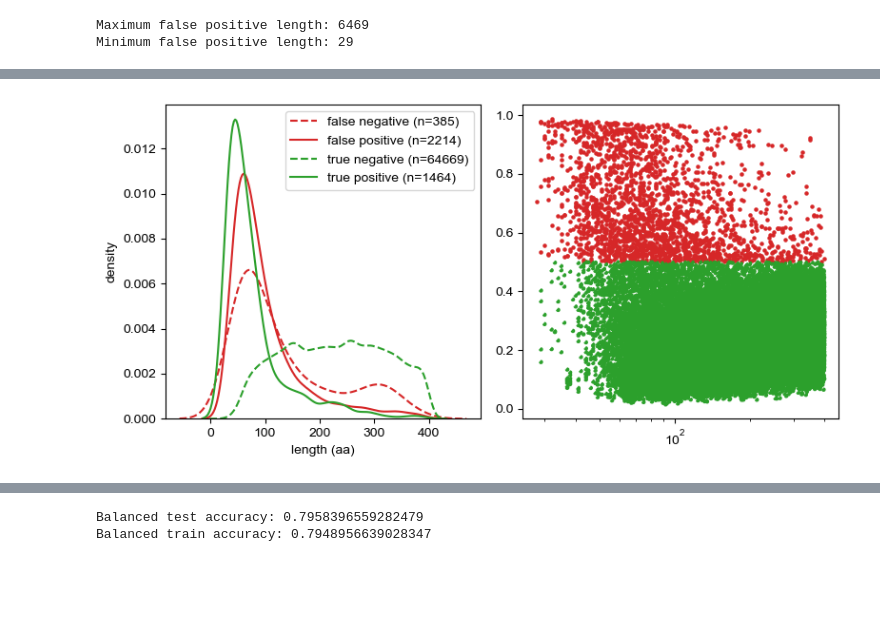
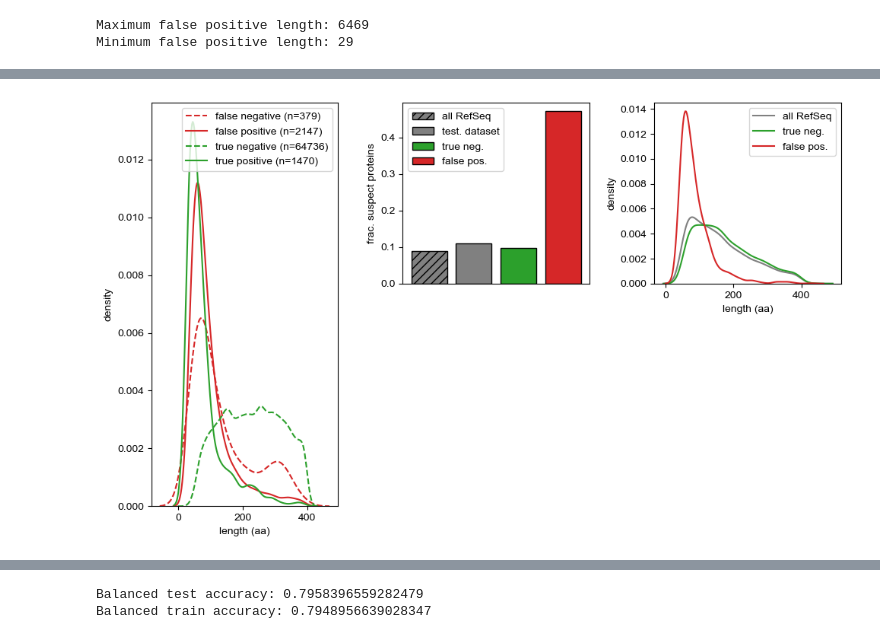
Before and after one commit to pipparichter/frugal, a Jupyter notebook: notebooks/filter.ipynb, the cells around one changed output, grey strips where cells are left out. Saved outputs shown, nothing was run; the diff lists cells and outputs as text; code cells hidden in the pictures; blank space fills up the shorter version.

```diff
--- a/notebooks/filter.ipynb
+++ b/notebooks/filter.ipynb
@@ -202,38 +222,64 @@ table_1(pred_out_df)
 # %%
 # I am mainly worried about the things that the model has predicted to be wrong, but are actually correct.
 # It does seem to have mainly just learned length.
+def figure_3(pred_out_df:pd.DataFrame, ref_out_df:pd.DataFrame, path:str=None, model_name:str='filter_balance_classes_and_lengths'):
 
-error_types = np.where((pred_out_df.filter_balance_classes_and_lengths_label == 1) & (pred_out_df.label == 0), 'false positive', '')
-error_types = np.where((pred_out_df.filter_balance_classes_and_lengths_label == 1) & (pred_out_df.label == 1), 'true positive', error_types)
-error_types = np.where((pred_out_df.filter_balance_classes_and_lengths_label == 0) & (pred_out_df.label == 1), 'false negative', error_types)
-error_types = np.where((pred_out_df.filter_balance_classes_and_lengths_label == 0) & (pred_out_df.label == 0), 'true negative', error_types)
-pred_out_df['error_type'] = error_types
+    error_types = np.where((pred_out_df[f'{model_name}_label'] == 1) & (pred_out_df.label == 0), 'false positive', '')
+    error_types = np.where((pred_out_df[f'{model_name}_label']  == 1) & (pred_out_df.label == 1), 'true positive', error_types)
+    error_types = np.where((pred_out_df[f'{model_name}_label']  == 0) & (pred_out_df.label == 1), 'false negative', error_types)
+    error_types = np.where((pred_out_df[f'{model_name}_label']  == 0) & (pred_out_df.label == 0), 'true negative', error_types)
+    pred_out_df['error_type'] = error_types
 
-kwargs = dict()
-kwargs['false positive'] = {'color':'tab:red'}
-kwargs['true positive'] = {'color':'tab:green'}
-kwargs['false negative'] = {'color':'tab:red', 'ls':'--'}
-kwargs['true negative'] = {'color':'tab:green', 'ls':'--'}
+    kwargs = dict()
+    kwargs['false positive'] = {'color':'tab:red'}
+    kwargs['true positive'] = {'color':'tab:green'}
+    kwargs['false negative'] = {'color':'tab:red', 'ls':'--'}
+    kwargs['true negative'] = {'color':'tab:green', 'ls':'--'}
 
-fig, axes = plt.subplots(ncols=2, layout='tight', figsize=(8, 4))
+    fig = plt.figure(layout='tight', figsize=(10, 6))
+    grid = GridSpec(nrows=2, ncols=3, figure=fig)
 
-ax = axes[0]
-for error_type, df in pred_out_df.groupby('error_type'):
-    sns.kdeplot(df.seq.apply(len), label=f'{error_type} (n={len(df)})', **kwargs[error_type], ax=ax)
-ax.legend()
-ax.set_ylabel('density')
-ax.set_xlabel('length (aa)')
+    ax_a = fig.add_subplot(grid[:, 0])
+    ax_b = fig.add_subplot(grid[0, 1])
+    ax_c = fig.add_subplot(grid[0, 2])
 
-ax = axes[1]
-# Does this have something to do with the truncation sizes of the false positives versus true positives, or is it really just length?
+    for error_type, df in pred_out_df.groupby('error_type'):
+        sns.kdeplot(df.seq.apply(len), label=f'{error_type} (n={len(df)})', **kwargs[error_type], ax=ax_a)
+    ax_a.legend()
+    ax_a.set_ylabel('density')
+    ax_a.set_xlabel('length (aa)')
 
-for error_type in ['false positive', 'true negative']:
-    df = pred_out_df[pred_out_df.error_type == error_type]
-    diffs = [((row.ref_stop - row.ref_start) - (row.stop - row.stop)) // 3 for row in df.itertuples()]
-    ref_lengths = [(row.ref_stop - row.ref_start) // 3 for row in df.itertuples()]
-    lengths = [(row.stop - row.start) // 3 for row in df.itertuples()]
-    ax.scatter(lengths, df.filter_balance_classes_and_lengths_output_1,  s=5, **kwargs[error_type])
-ax.set_xscale('log')
-plt.show()
+    labels = ['all RefSeq', 'test. dataset', 'true neg.', 'false pos.']
+    positions = np.arange(len(labels))
+    heights = list()
+    heights += [get_frac_suspect(ref_out_df)]
+    heights += [get_frac_suspect(pred_out_df[pred_out_df.ref_feature == 'CDS'])]
+    heights += [get_frac_suspect(pred_out_df[pred_out_df.error_type == 'true negative'])]
+    heights += [get_frac_suspect(pred_out_df[pred_out_df.error_type == 'false positive'])]
+    ax_b.bar(positions, heights, label=labels, color=['gray', 'gray', 'tab:green', 'tab:red'], edgecolor='black', hatch=['///', None, None, None])
+    ax_b.set_ylabel('frac. suspect proteins')
+    ax_b.set_xticks([])
+    ax_b.legend()
+
+
+    sns.kdeplot(get_lengths(get_suspect(pred_out_df)), color='gray', ax=ax_c, label='all RefSeq')
+    sns.kdeplot(get_lengths(get_suspect(pred_out_df[pred_out_df.error_type == 'true negative'])), color='tab:green', ax=ax_c, label='true neg.')
+    sns.kdeplot(get_lengths(get_suspect(pred_out_df[pred_out_df.error_type == 'false positive'])), color='tab:red', ax=ax_c, label='false pos.')
+    ax_c.legend()
+    ax_c.set_ylabel('density')
+    ax_c.set_xlabel('length (aa)')
+    plt.show()
+
+
+figure_3(pred_out_df, ref_out_df)
+    # Does this have something to do with the truncation sizes of the false positives versus true positives, or is it really just length?
+
+    # for error_type in ['false positive', 'true negative']:
+    #     df = pred_out_df[pred_out_df.error_type == error_type]
+    #     diffs = [((row.ref_stop - row.ref_start) - (row.stop - row.stop)) // 3 for row in df.itertuples()]
+    #     ref_lengths = [(row.ref_stop - row.ref_start) // 3 for row in df.itertuples()]
+    #     lengths = [(row.stop - row.start) // 3 for row in df.itertuples()]
+    #     ax.scatter(lengths, df.filter_balance_classes_and_lengths_output_1,  s=5, **kwargs[error_type])
+    # ax.set_xscale('log')
 # %% [output]
-[figure, old version]
+[figure, new version]
```
Also changed, not shown: parts of 14 cells of this notebook, 4 other files.
